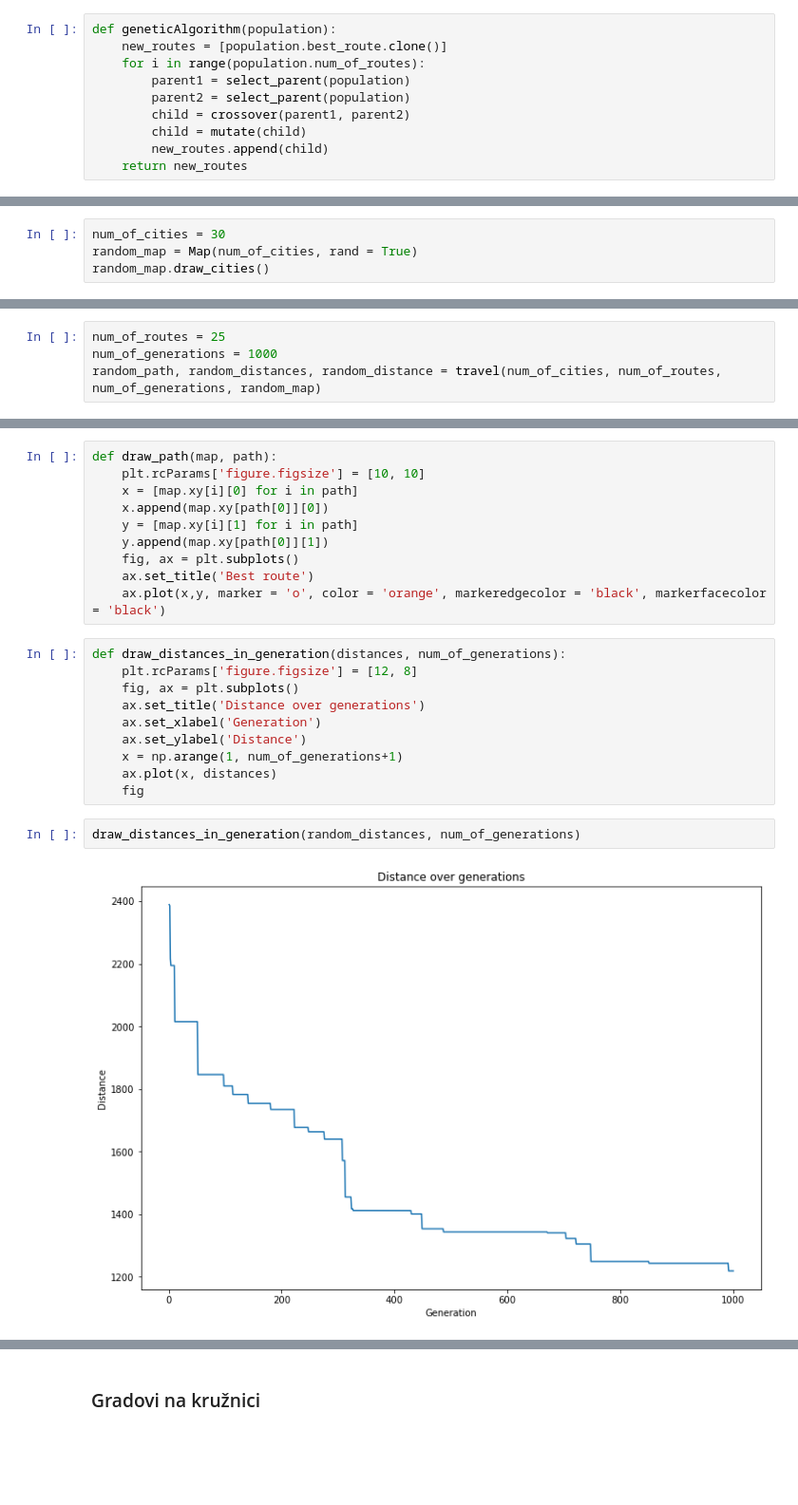
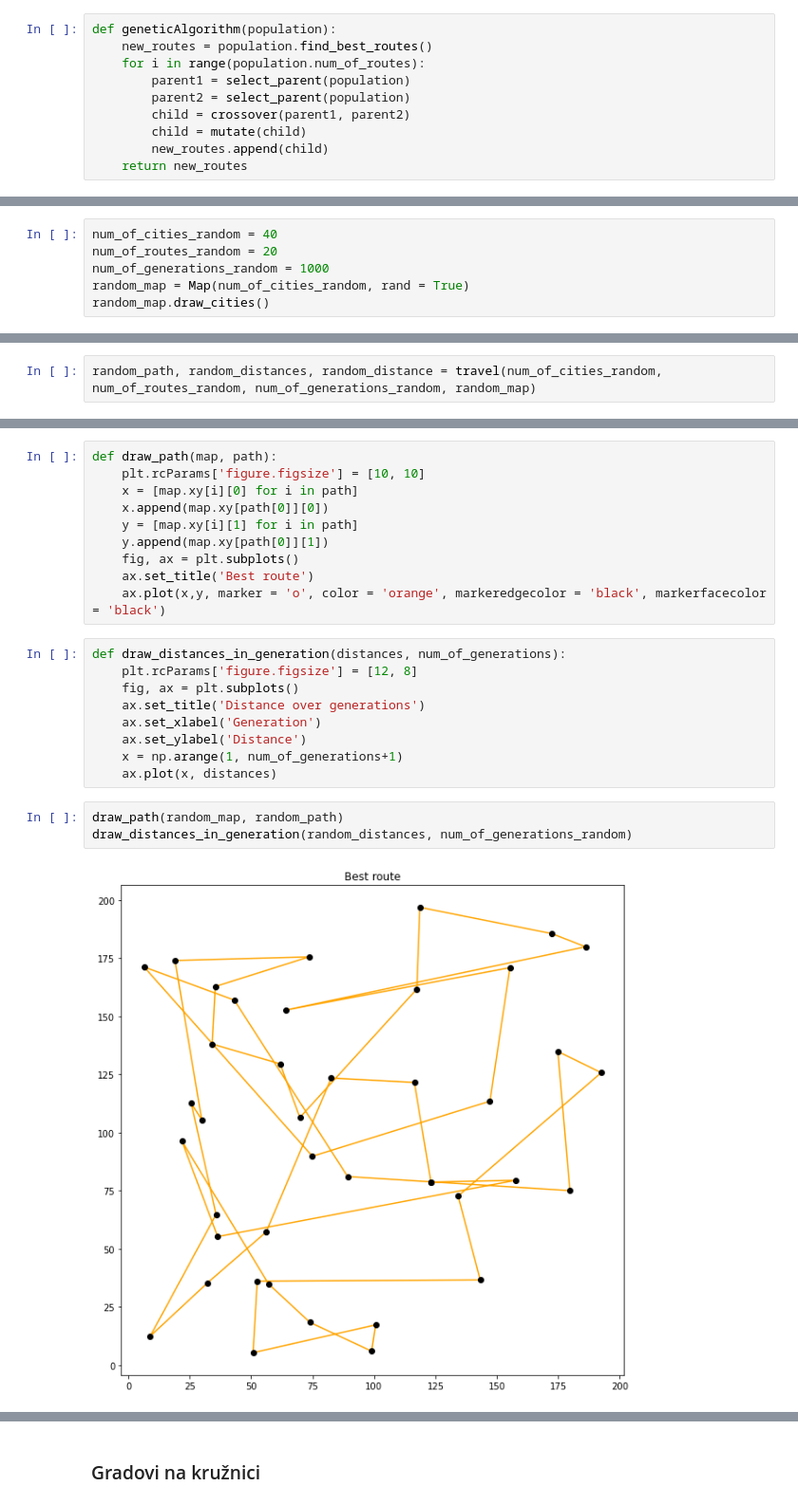
Before and after one commit to marcihel05/GeneticTravellingSalesman, a Jupyter notebook: Genetic Travelling Salesman.ipynb, the cells around one changed output, grey strips where cells are left out. Shown at 95% size. Cells and saved outputs as stored; diff of their text form; blank space fills up the shorter version.

```diff
--- a/Genetic Travelling Salesman.ipynb
+++ b/Genetic Travelling Salesman.ipynb
@@ -211,7 +211,7 @@ def mutate(route):
 #### Cijeli gen algoritam
 # %%
 def geneticAlgorithm(population):
-    new_routes = [population.best_route.clone()]
+    new_routes = population.find_best_routes()
     for i in range(population.num_of_routes):
         parent1 = select_parent(population)
         parent2 = select_parent(population)
@@ -260,7 +260,9 @@ draw_graph(G, path)
 # %% [markdown]
 ### Nasumično odabrani "gradovi"
 # %%
-num_of_cities = 30
-random_map = Map(num_of_cities, rand = True)
+num_of_cities_random = 40
+num_of_routes_random = 20
+num_of_generations_random = 1000
+random_map = Map(num_of_cities_random, rand = True)
 random_map.draw_cities()
 # %% [output]
@@ -268,4 +270,2 @@ random_map.draw_cities()
 # %%
-num_of_routes = 25
-num_of_generations = 1000
-random_path, random_distances, random_distance = travel(num_of_cities, num_of_routes, num_of_generations, random_map)
+random_path, random_distances, random_distance = travel(num_of_cities_random, num_of_routes_random, num_of_generations_random, random_map)
@@ -288,8 +290,8 @@ def draw_distances_in_generation(distances, num_of_generations):
     ax.set_ylabel('Distance')
     x = np.arange(1, num_of_generations+1)
     ax.plot(x, distances)
-    fig
 # %%
-draw_distances_in_generation(random_distances, num_of_generations)
+draw_path(random_map, random_path)
+draw_distances_in_generation(random_distances, num_of_generations_random)
 # %% [output]
-[figure, old version]
+[figure, new version]
```
Also changed, not shown: parts of 27 cells of this notebook.
